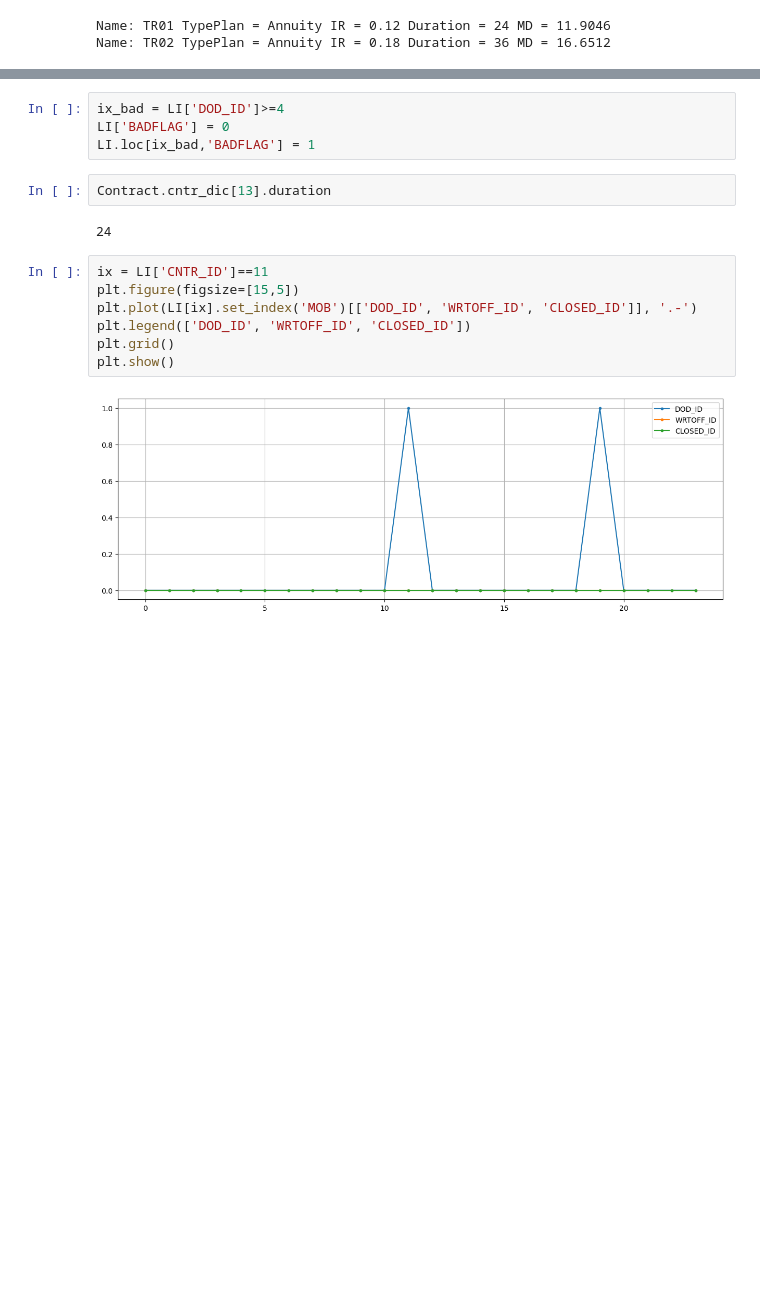
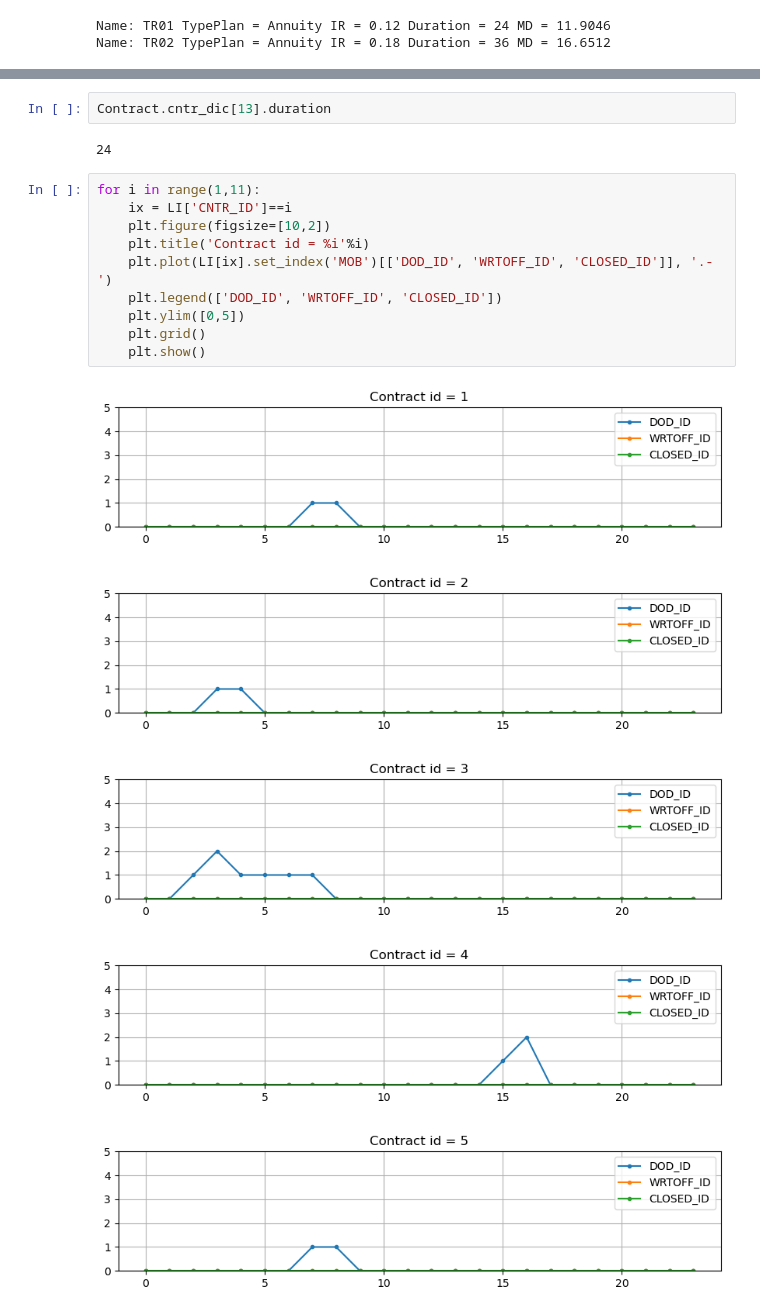
Before and after one commit to il-giza/Bank_SandBox, a Jupyter notebook: matrix_migration/generator_of_portfolio.ipynb, the cells around one changed output, grey strips where cells are left out. Drawn from its saved outputs; the diff is of its cells as text; blank space fills up the shorter version.

```diff
--- a/matrix_migration/generator_of_portfolio.ipynb
+++ b/matrix_migration/generator_of_portfolio.ipynb
@@ -150,17 +161,20 @@ LI.tail()
-# %%
-ix_bad = LI['DOD_ID']>=4
-LI['BADFLAG'] = 0
-LI.loc[ix_bad,'BADFLAG'] = 1
 # %%
 Contract.cntr_dic[13].duration
 # %% [output]
 24
 # %%
-ix = LI['CNTR_ID']==11
-plt.figure(figsize=[15,5])
-plt.plot(LI[ix].set_index('MOB')[['DOD_ID', 'WRTOFF_ID', 'CLOSED_ID']], '.-')
-plt.legend(['DOD_ID', 'WRTOFF_ID', 'CLOSED_ID'])
-plt.grid()
-plt.show()
+for i in range(1,11):
+    ix = LI['CNTR_ID']==i
+    plt.figure(figsize=[10,2])
+    plt.title('Contract id = %i'%i)
+    plt.plot(LI[ix].set_index('MOB')[['DOD_ID', 'WRTOFF_ID', 'CLOSED_ID']], '.-')
+    plt.legend(['DOD_ID', 'WRTOFF_ID', 'CLOSED_ID'])
+    plt.ylim([0,5])
+    plt.grid()
+    plt.show()
 # %% [output]
-[figure, old version]
+[figure, new version]
+[figure, added]
+[figure, added]
+[figure, added]
+[figure, added]
```
Also changed, not shown: parts of 120 cells of this notebook, 1 other file.
